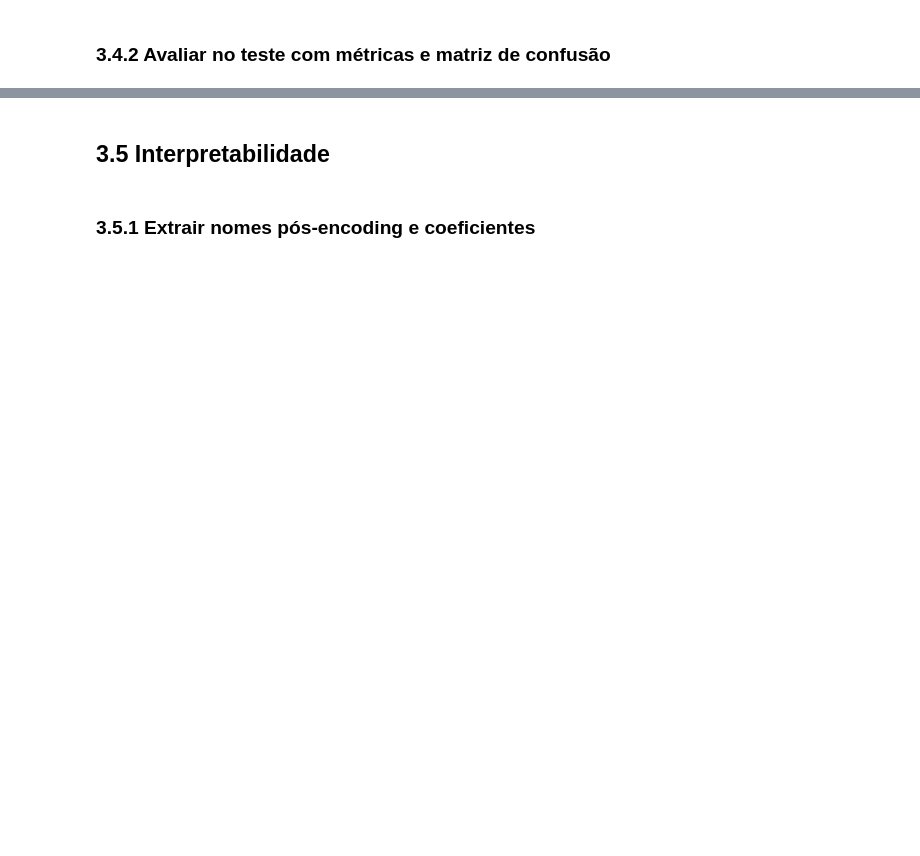
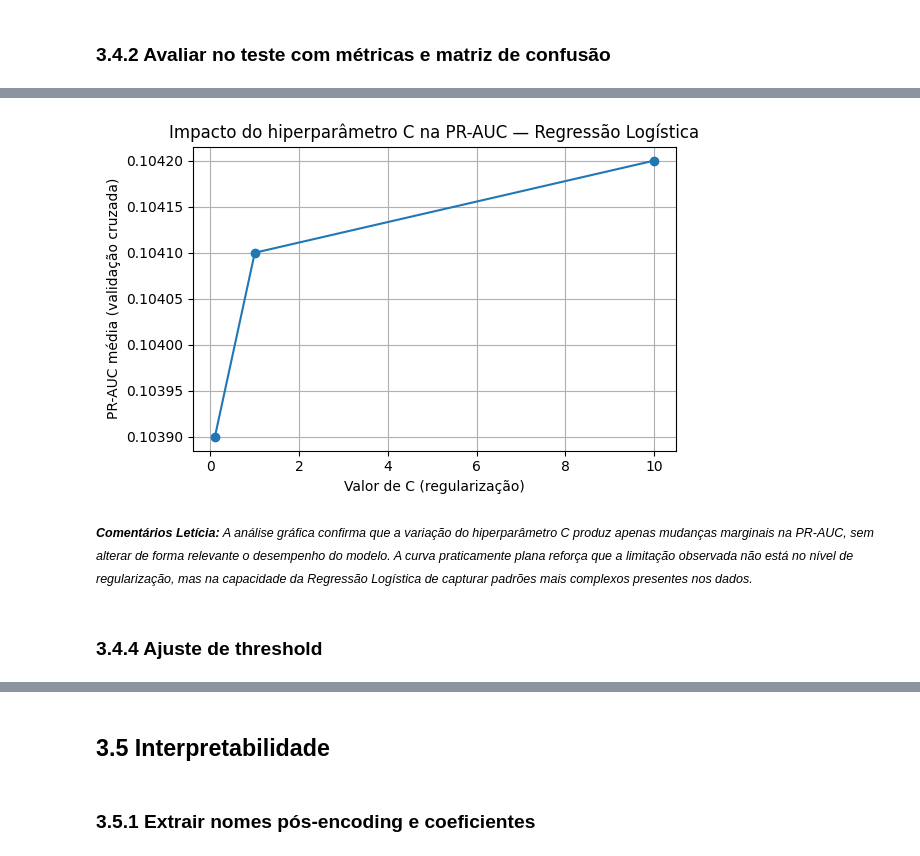
Before and after one commit to lpdata/fraude_bilhetagem, a Jupyter notebook: notebooks/03_modelagem.ipynb, the cells around one changed output, grey strips where cells are left out. Saved outputs shown, nothing was run; the diff lists cells and outputs as text; code cells hidden in the pictures; blank space fills up the shorter version.

```diff
--- a/notebooks/03_modelagem.ipynb
+++ b/notebooks/03_modelagem.ipynb
@@ -768,2 +894,20 @@ OK — etapa 2.3 concluída. Dataset íntegro e pronto para a modelagem.
 # %% [markdown]
 ### 3.3.2 Definir métricas oficiais do projeto
+# %%
+# métrica principal
+primary_metric = "average_precision"  # PR-AUC
+
+# métricas complementares
+scoring_metrics = {
+    "pr_auc": "average_precision",
+    "roc_auc": "roc_auc",
+    "precision": "precision",
+    "recall": "recall",
+    "f1": "f1"
+}
+
+print("Métricas definidas para a avaliação:")
+print("Métrica principal:", primary_metric)
+print("Métricas complementares:")
+for k, v in scoring_metrics.items():
+    print(f"- {k}: {v}")
@@ -777,0 +1129,20 @@ OK — etapa 2.3 concluída. Dataset íntegro e pronto para a modelagem.
+# %%
+import matplotlib.pyplot as plt
+
+C_vals = results_C_df["C"]
+pr_auc_vals = results_C_df["pr_auc_mean"]
+
+plt.figure(figsize=(6, 4))
+plt.plot(C_vals, pr_auc_vals, marker="o")
+plt.xlabel("Valor de C (regularização)")
+plt.ylabel("PR-AUC média (validação cruzada)")
+plt.title("Impacto do hiperparâmetro C na PR-AUC — Regressão Logística")
+plt.grid(True)
+plt.tight_layout()
+plt.show()
+# %% [output]
+[figure, added]
+# %% [markdown]
+<small>***Comentários Letícia:** A análise gráfica confirma que a variação do hiperparâmetro C produz apenas mudanças marginais na PR-AUC, sem alterar de forma relevante o desempenho do modelo. A curva praticamente plana reforça que a limitação observada não está no nível de regularização, mas na capacidade da Regressão Logística de capturar padrões mais complexos presentes nos dados.*</small>
+# %% [markdown]
+### 3.4.4 Ajuste de threshold
```
Also changed, not shown: parts of 34 cells of this notebook.
